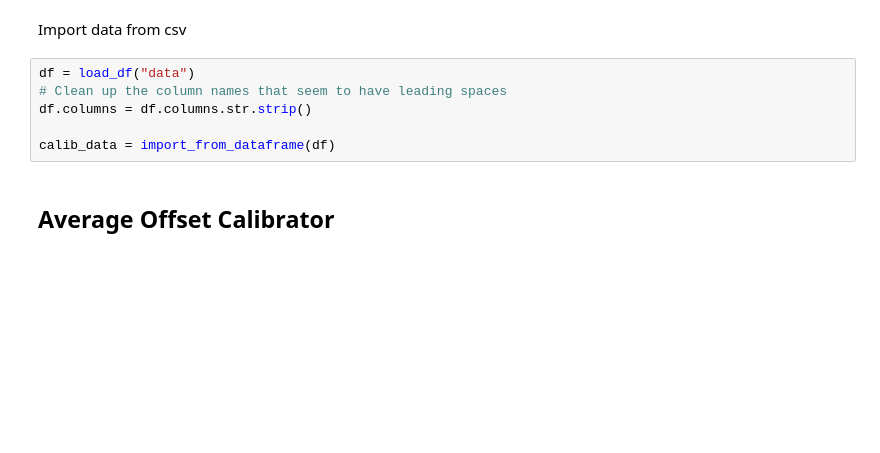
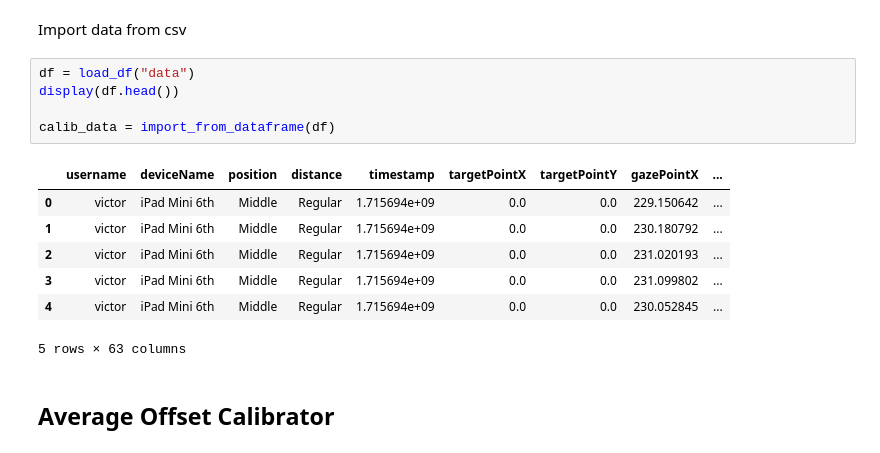
Before and after one commit to VictorSchneuwly/eyetracker, a Jupyter notebook: Notebooks/calibrators_test.ipynb, the cells around one changed output. Drawn from its saved outputs; the diff is of its cells as text; blank space fills up the shorter version.

```diff
--- a/Notebooks/calibrators_test.ipynb
+++ b/Notebooks/calibrators_test.ipynb
@@ -18,10 +18,17 @@ from collections import Counter
 Import data from csv
 # %%
 df = load_df("data")
-# Clean up the column names that seem to have leading spaces
-df.columns = df.columns.str.strip()
+display(df.head())
 
 calib_data = import_from_dataframe(df)
+# %% [output]
+|  | username | deviceName | position | distance | timestamp | targetPointX | targetPointY | gazePointX | ... |
+| 0 | victor | iPad Mini 6th | Middle | Regular | 1.715694e+09 | 0.0 | 0.0 | 229.150642 | ... |
+| 1 | victor | iPad Mini 6th | Middle | Regular | 1.715694e+09 | 0.0 | 0.0 | 230.180792 | ... |
+| 2 | victor | iPad Mini 6th | Middle | Regular | 1.715694e+09 | 0.0 | 0.0 | 231.020193 | ... |
+| 3 | victor | iPad Mini 6th | Middle | Regular | 1.715694e+09 | 0.0 | 0.0 | 231.099802 | ... |
+| 4 | victor | iPad Mini 6th | Middle | Regular | 1.715694e+09 | 0.0 | 0.0 | 230.052845 | ... |
+5 rows × 63 columns
 # %% [markdown]
 ## Average Offset Calibrator
 # %%
```
Also changed, not shown: parts of 50 cells of this notebook.
